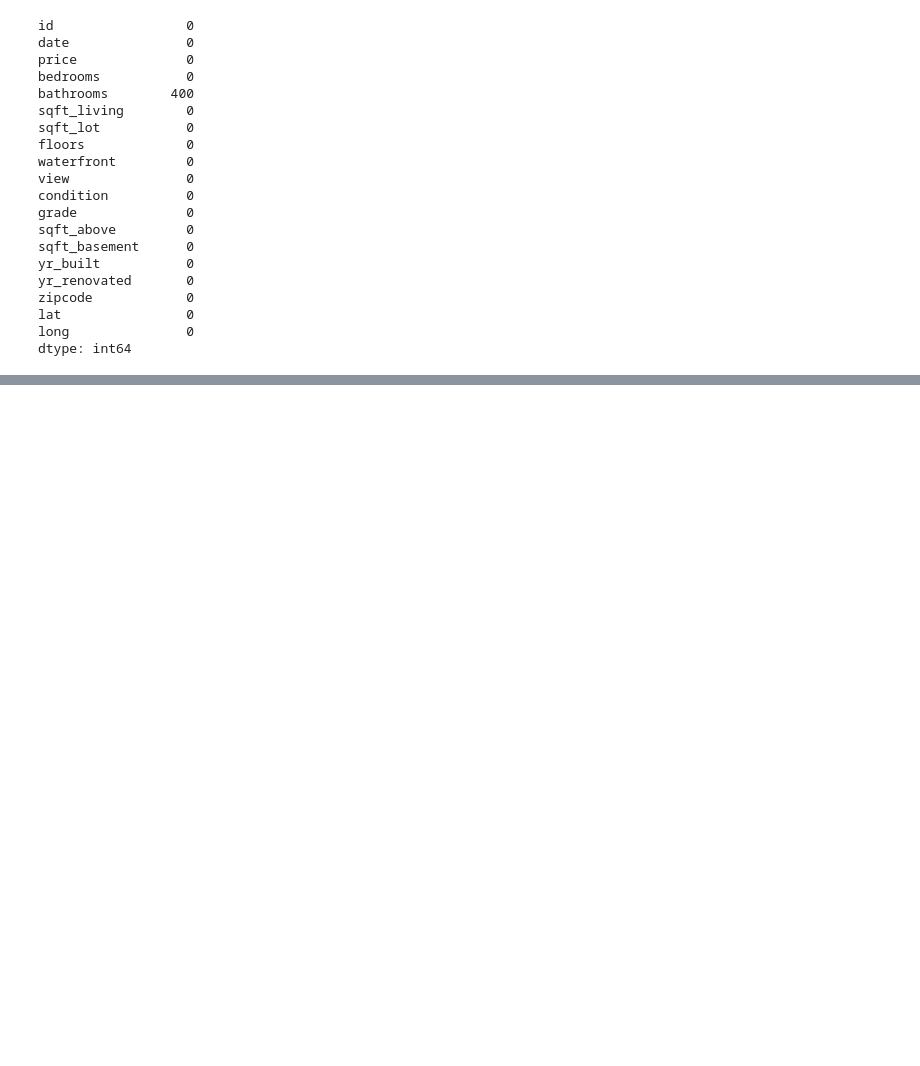
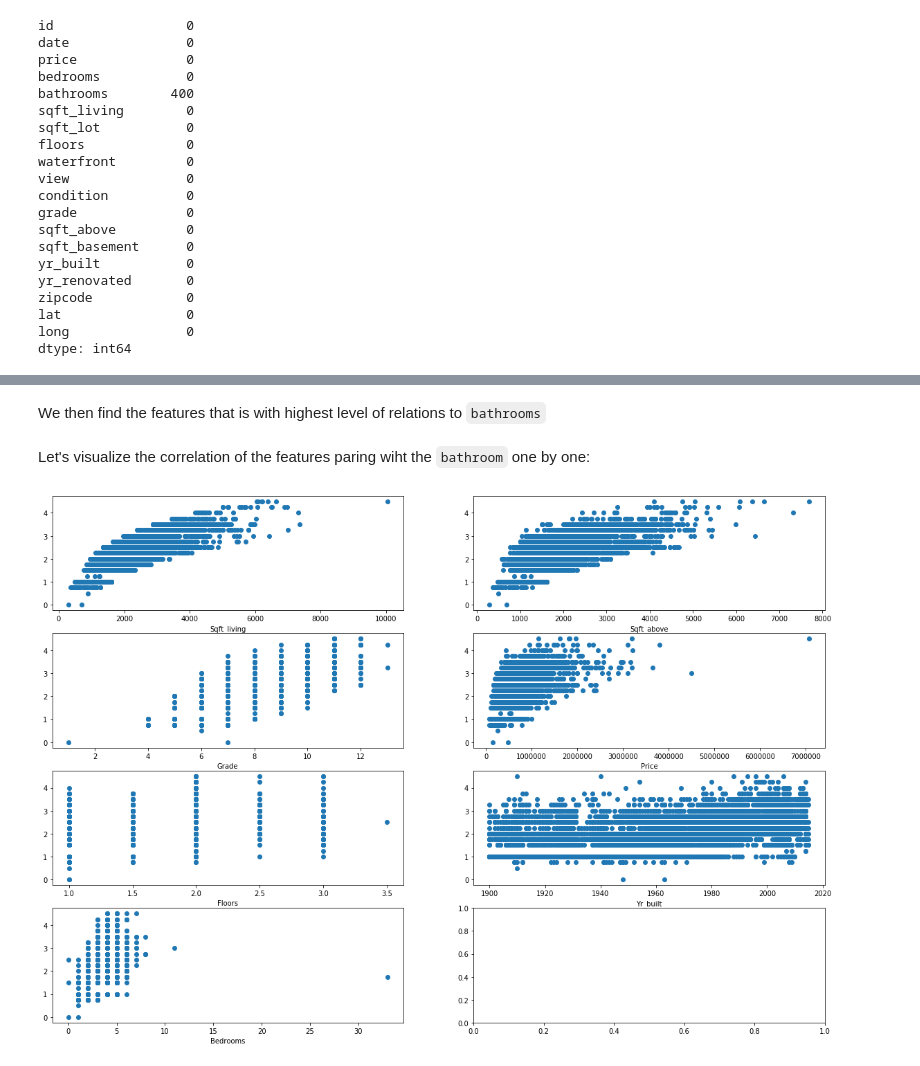
Before and after one commit to zby0902/Monash_2018_S1, a Jupyter notebook: FIT5196_Data_Wrangling/Assign2/task3_missing_imputation.ipynb, the cells around one changed output, grey strips where cells are left out. Cells and saved outputs as stored; diff of their text form; code cells hidden in the pictures; blank space fills up the shorter version.

```diff
--- a/FIT5196_Data_Wrangling/Assign2/task3_missing_imputation.ipynb
+++ b/FIT5196_Data_Wrangling/Assign2/task3_missing_imputation.ipynb
@@ -170,0 +173,49 @@ plt.scatter(x=df.above_transfromed,y=df.bathrooms);
+# %% [markdown]
+We then find the features that is with highest level of relations to `bathrooms`
+# %% [markdown]
+Let's visualize the correlation of the features paring wiht the `bathroom` one by one:
+# %%
+# visualize scatterplots of all potential determing features and bathrooms
+y = df.bathrooms
+x1 = df.sqft_living
+x2 = df.sqft_above
+x3 = df.grade
+x4 = df.price
+x5 = df.floors
+x6 = df.yr_built
+x7 = df.bedrooms
+
+
+plt.subplots(4,2,figsize=(20,14))
+plt.subplot(4,2,1)
+plt.scatter(x=x1,y=y)
+plt.xlabel('Sqft_living')
+
+plt.subplot(4,2,2)
+plt.scatter(x=x2,y=y)
+plt.xlabel('Sqft_above')
+
+plt.subplot(4,2,3)
+plt.scatter(x=x3,y=y)
+plt.xlabel('Grade')
+
+plt.subplot(4,2,4)
+plt.scatter(x=x4,y=y)
+plt.xlabel('Price')
+
+plt.subplot(4,2,5)
+plt.scatter(x=x5,y=y)
+plt.xlabel('Floors')
+
+plt.subplot(4,2,6)
+plt.scatter(x=x6,y=y)
+plt.xlabel('Yr_built')
+
+plt.subplot(4,2,7)
+plt.scatter(x=x7,y=y)
+plt.xlabel('Bedrooms')
+
+
+plt.show()
+# %% [output]
+[figure, added]
```
Also changed, not shown: parts of 56 cells of this notebook, 2 other files.
